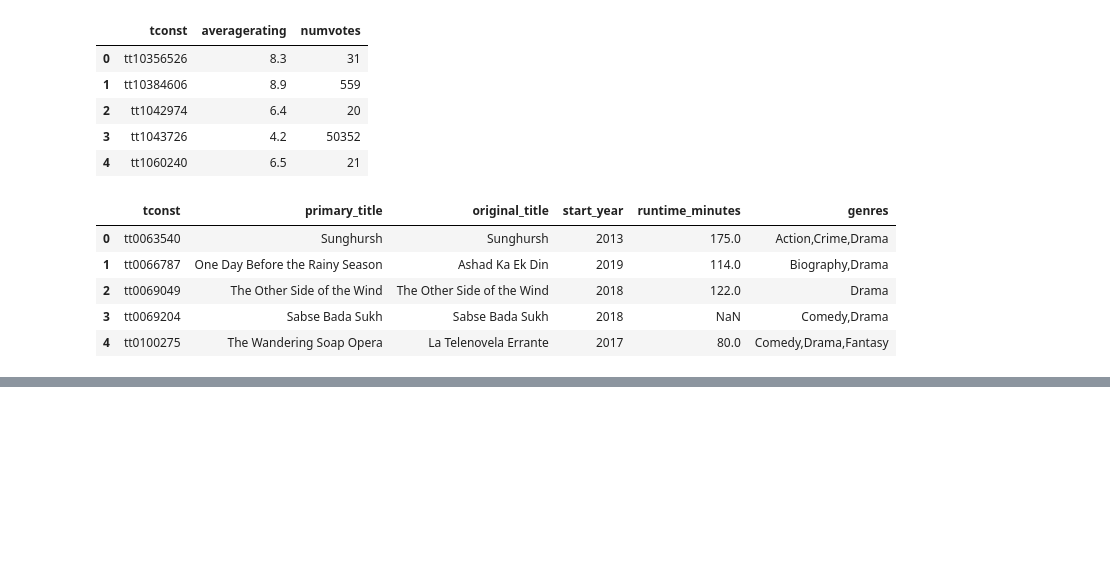
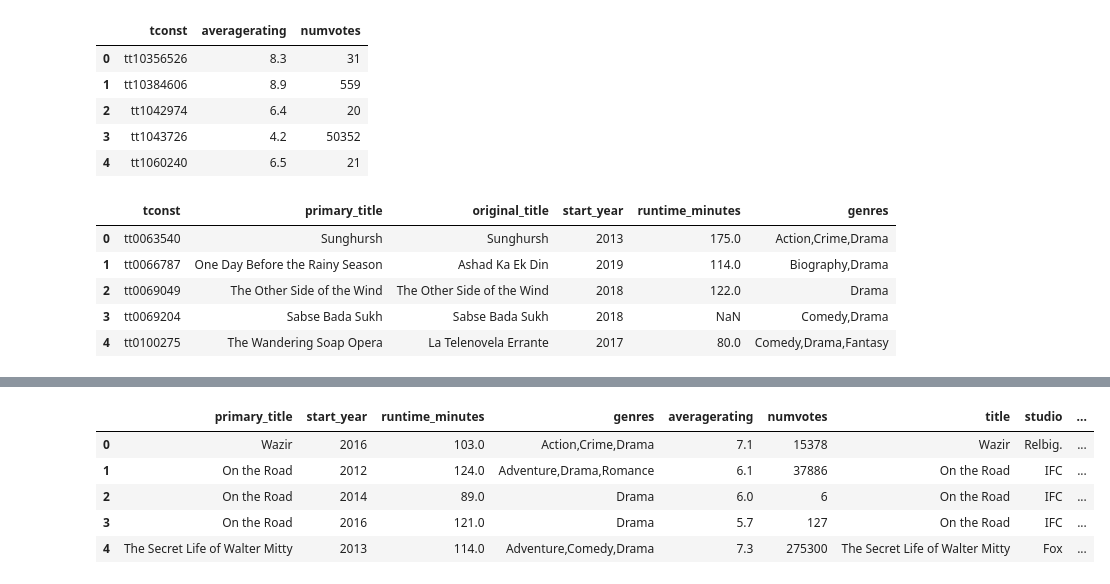
Before and after one commit to raphiqi/BOX-OFFICE-PERFORMANCE-ANALYSIS, a Jupyter notebook: IMDB data project 1.ipynb, the cells around one changed output, grey strips where cells are left out. Drawn from its saved outputs; the diff is of its cells as text; code cells hidden in the pictures; blank space fills up the shorter version.

```diff
--- a/IMDB data project 1.ipynb
+++ b/IMDB data project 1.ipynb
@@ -107,0 +144,11 @@ movies.head()
+# %%
+# Remove irrelevant columns
+merged_data = merged_data.drop(['tconst', 'original_title'], axis=1)
+merged_data.head()
+# %% [output]
+|  | primary_title | start_year | runtime_minutes | genres | averagerating | numvotes | title | studio | ... |
+| 0 | Wazir | 2016 | 103.0 | Action,Crime,Drama | 7.1 | 15378 | Wazir | Relbig. | ... |
+| 1 | On the Road | 2012 | 124.0 | Adventure,Drama,Romance | 6.1 | 37886 | On the Road | IFC | ... |
+| 2 | On the Road | 2014 | 89.0 | Drama | 6.0 | 6 | On the Road | IFC | ... |
+| 3 | On the Road | 2016 | 121.0 | Drama | 5.7 | 127 | On the Road | IFC | ... |
+| 4 | The Secret Life of Walter Mitty | 2013 | 114.0 | Adventure,Comedy,Drama | 7.3 | 275300 | The Secret Life of Walter Mitty | Fox | ... |
```
Also changed, not shown: parts of 5 cells of this notebook.
